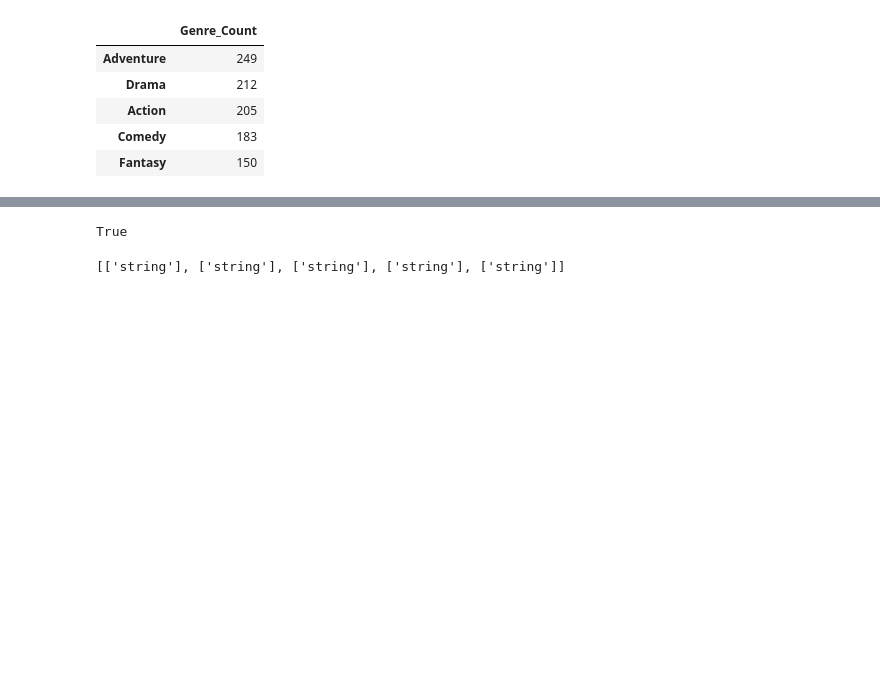
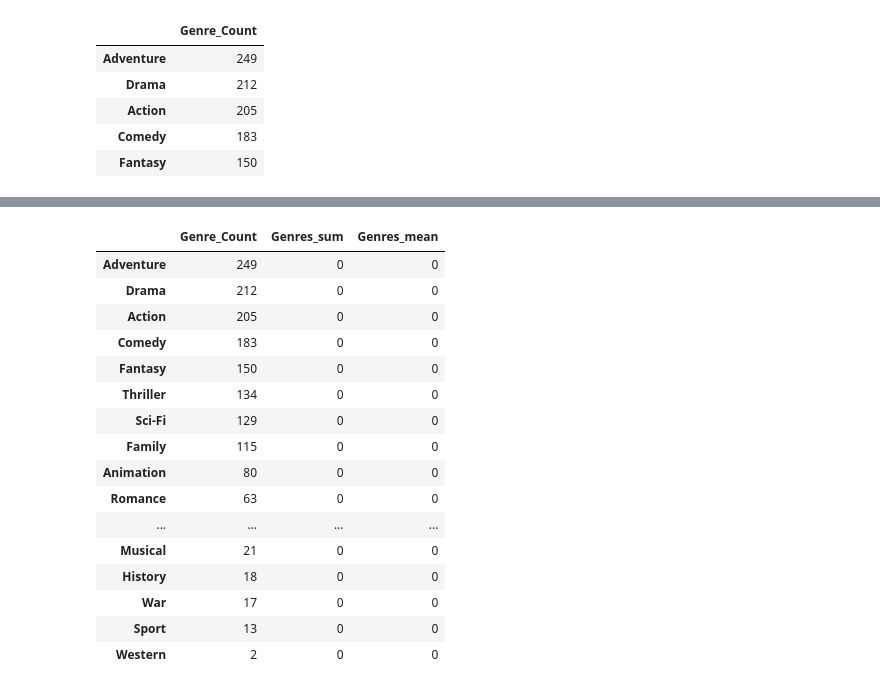
Before and after one commit to PauletteJ/Module01-Final-Project, a Jupyter notebook: index.ipynb, the cells around one changed output, grey strips where cells are left out. Drawn from its saved outputs; the diff is of its cells as text; code cells hidden in the pictures; blank space fills up the shorter version.

Commit message:
Genre Mean Gross
Added Domestic Gross Sum and Mean for each genre from df_new2 dataframe

```diff
--- a/index.ipynb
+++ b/index.ipynb
@@ -739,7 +716,7 @@ Sport           13
 Western          2
 dtype: int64
 # %%
-# df_genres = pd.DataFrame(to_1D(df_new2['Genres']).value_counts())
+df_genres = pd.DataFrame(to_1D(df_new2['Genres']).value_counts())
 df_genres.columns =['Genre_Count']
 df_genres.head()
 # %% [output]
@@ -825,16 +728,0 @@ df_new2.head()
-# %%
-type(genres_master_list[0]) == str
-# %% [output]
-True
-# %%
-movie_genres_list = []
-genres_master_list_split = []
-for x in genres_master_list:
-    if type(x) == str :
-        movie_genres_list = ['string']
-#     else:
-#         movie_genres_list = list(x.split("\n    \n        "))
-    genres_master_list_split.append(movie_genres_list)
-genres_master_list_split[:5]
-# %% [output]
-[['string'], ['string'], ['string'], ['string'], ['string']]
@@ -842,0 +729,24 @@ ty
+# %%
+Genres_sum = [0, 0, 0, 0, 0, 0, 0, 0, 0, 0, 0, 0, 0, 0, 0, 0, 0, 0, 0, 0, 0]
+Genres_mean = [0, 0, 0, 0, 0, 0, 0, 0, 0, 0, 0, 0, 0, 0, 0, 0, 0, 0, 0, 0, 0]
+df_genres['Genres_sum'] = Genres_sum
+df_genres['Genres_mean'] = Genres_mean
+df_genres.head(21)
+# %% [output]
+|  | Genre_Count | Genres_sum | Genres_mean |
+| Adventure | 249 | 0 | 0 |
+| Drama | 212 | 0 | 0 |
+| Action | 205 | 0 | 0 |
+| Comedy | 183 | 0 | 0 |
+| Fantasy | 150 | 0 | 0 |
+| Thriller | 134 | 0 | 0 |
+| Sci-Fi | 129 | 0 | 0 |
+| Family | 115 | 0 | 0 |
+| Animation | 80 | 0 | 0 |
+| Romance | 63 | 0 | 0 |
+| ... | ... | ... | ... |
+| Musical | 21 | 0 | 0 |
+| History | 18 | 0 | 0 |
+| War | 17 | 0 | 0 |
+| Sport | 13 | 0 | 0 |
+| Western | 2 | 0 | 0 |
```
Also changed, not shown: parts of 9 cells of this notebook.
